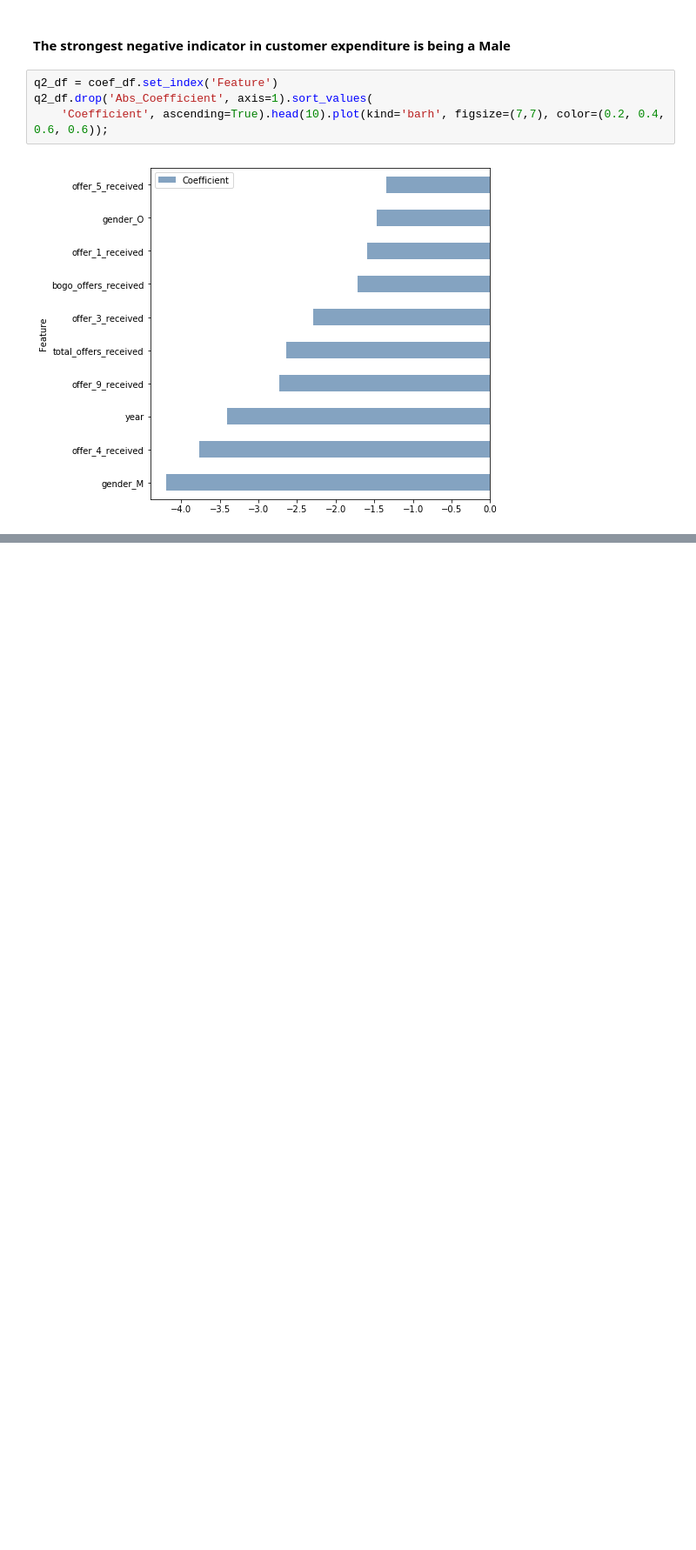
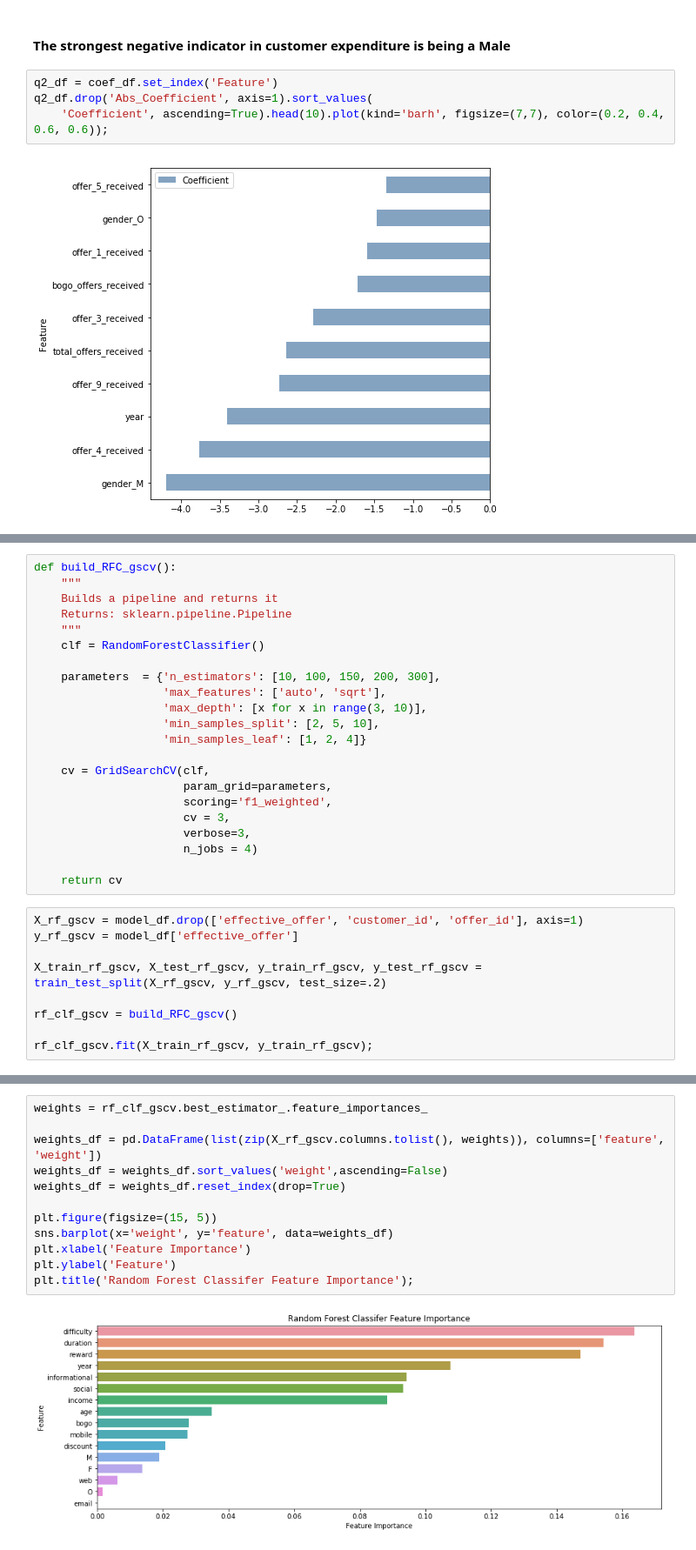
Before and after one commit to adhamelkhouly/starbucks_promotions, a Jupyter notebook: starbucks_offers.ipynb, the cells around one changed output, grey strips where cells are left out. Shown at 87% size. Drawn from its saved outputs; the diff is of its cells as text; blank space fills up the shorter version.

Commit message:
ADD classification models and conclusions section

```diff
--- a/starbucks_offers.ipynb
+++ b/starbucks_offers.ipynb
@@ -803,0 +1122,31 @@ q2_df.drop('Abs_Coefficient', axis=1).sort_values(
+# %%
+def build_RFC_gscv():
+    """
+    Builds a pipeline and returns it
+    Returns: sklearn.pipeline.Pipeline
+    """
+    clf = RandomForestClassifier()
+
+    parameters  = {'n_estimators': [10, 100, 150, 200, 300],
+                   'max_features': ['auto', 'sqrt'],
+                   'max_depth': [x for x in range(3, 10)],
+                   'min_samples_split': [2, 5, 10],
+                   'min_samples_leaf': [1, 2, 4]}
+
+    cv = GridSearchCV(clf,
+                      param_grid=parameters,
+                      scoring='f1_weighted',
+                      cv = 3,
+                      verbose=3,
+                      n_jobs = 4)
+
+    return cv
+# %%
+X_rf_gscv = model_df.drop(['effective_offer', 'customer_id', 'offer_id'], axis=1)
+y_rf_gscv = model_df['effective_offer']
+
+X_train_rf_gscv, X_test_rf_gscv, y_train_rf_gscv, y_test_rf_gscv = train_test_split(X_rf_gscv, y_rf_gscv, test_size=.2)
+
+rf_clf_gscv = build_RFC_gscv()
+
+rf_clf_gscv.fit(X_train_rf_gscv, y_train_rf_gscv);
@@ -803,0 +1184,14 @@ q2_df.drop('Abs_Coefficient', axis=1).sort_values(
+# %%
+weights = rf_clf_gscv.best_estimator_.feature_importances_
+
+weights_df = pd.DataFrame(list(zip(X_rf_gscv.columns.tolist(), weights)), columns=['feature', 'weight'])
+weights_df = weights_df.sort_values('weight',ascending=False)
+weights_df = weights_df.reset_index(drop=True)
+
+plt.figure(figsize=(15, 5))
+sns.barplot(x='weight', y='feature', data=weights_df)
+plt.xlabel('Feature Importance')
+plt.ylabel('Feature')
+plt.title('Random Forest Classifer Feature Importance');
+# %% [output]
+[figure, added]
```
Also changed, not shown: parts of 44 cells of this notebook.
